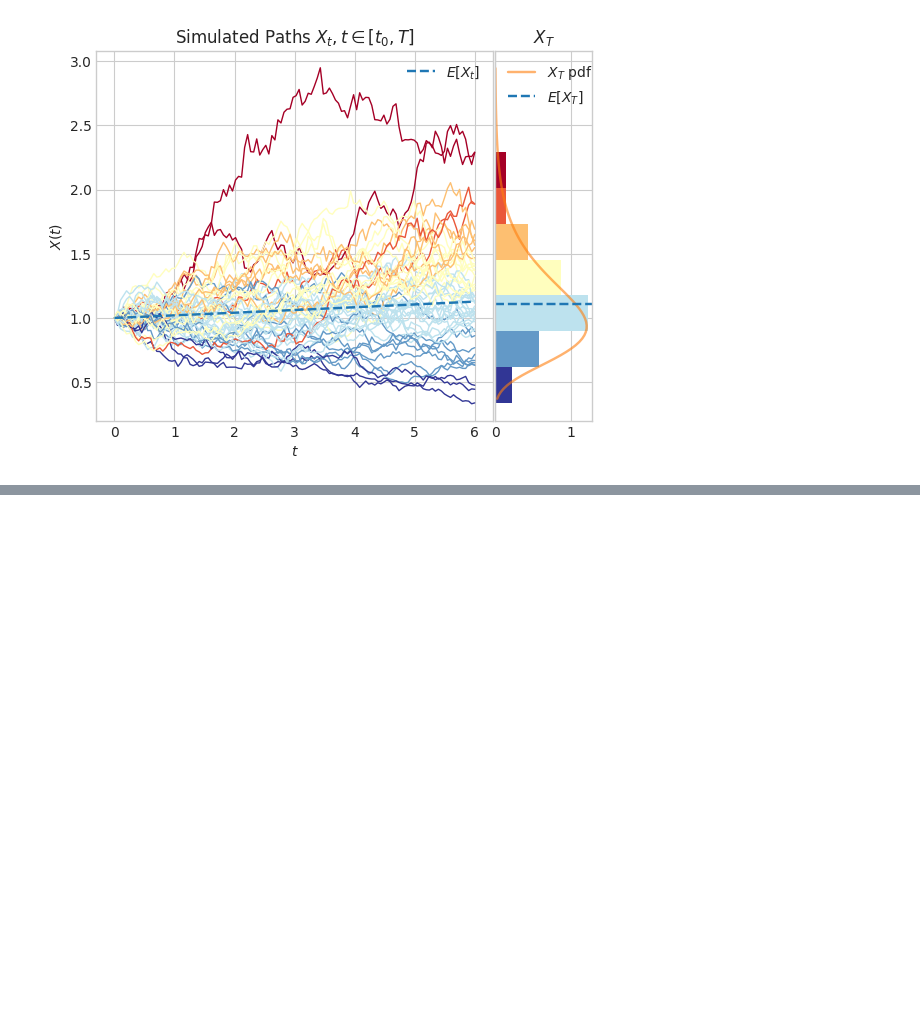
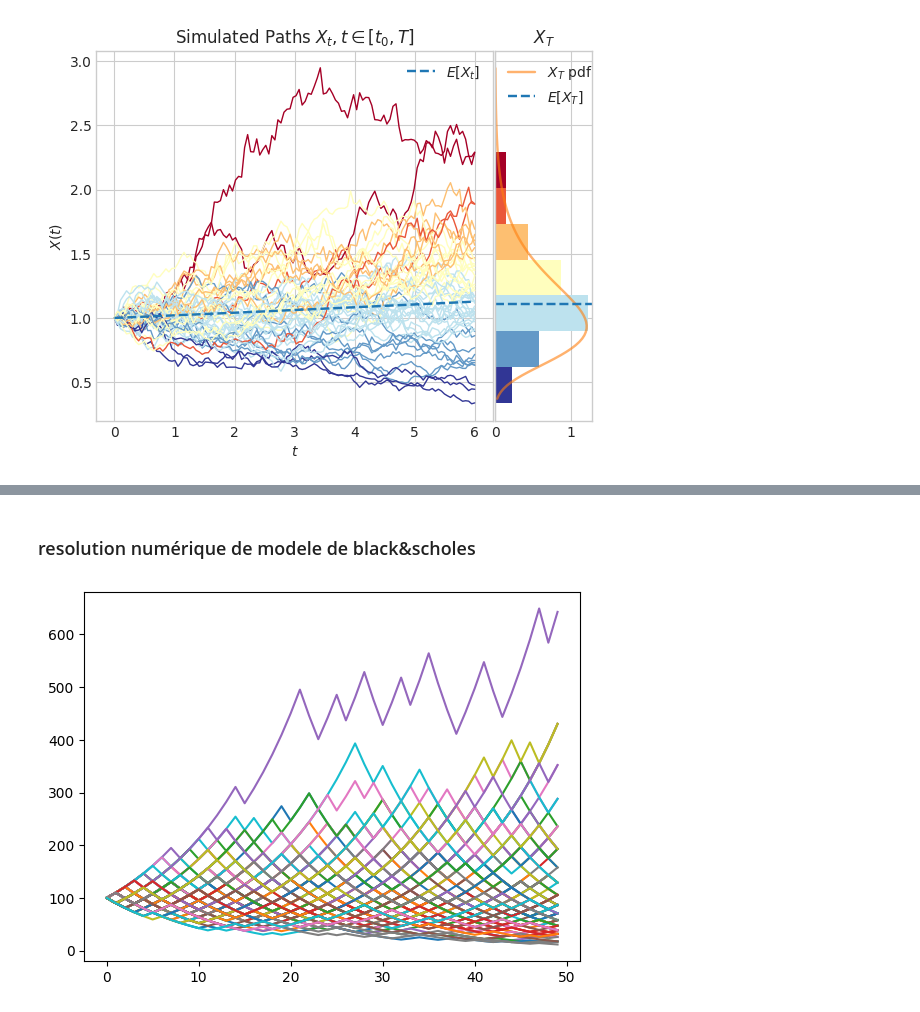
Before and after one commit to dahhou147/Copula, a Jupyter notebook: testing_model.ipynb, the cells around one changed output, grey strips where cells are left out. Drawn from its saved outputs; the diff is of its cells as text; code cells hidden in the pictures; blank space fills up the shorter version.

```diff
--- a/testing_model.ipynb
+++ b/testing_model.ipynb
@@ -60,0 +161,17 @@ def mvt(t):
+# %% [markdown]
+### resolution numérique de modele de black&scholes
+# %%
+def arbre_binomiaux(S0, u, d, period, M, p):
+    S = np.zeros((period, M))
+    S[0] = S0
+    for i in range(1, period):
+        q = ss.bernoulli.rvs(p, size=M)
+        S[i] = q * u * S[i - 1] + (1 - q) * d * S[i - 1]
+    return S
+# %%
+a = arbre_binomiaux(100, 1.1, 0)
+# %%
+plt.plot(a)
+plt.show()
+# %% [output]
+[figure, added]
```
Also changed, not shown: parts of 26 cells of this notebook, 1 other file.
